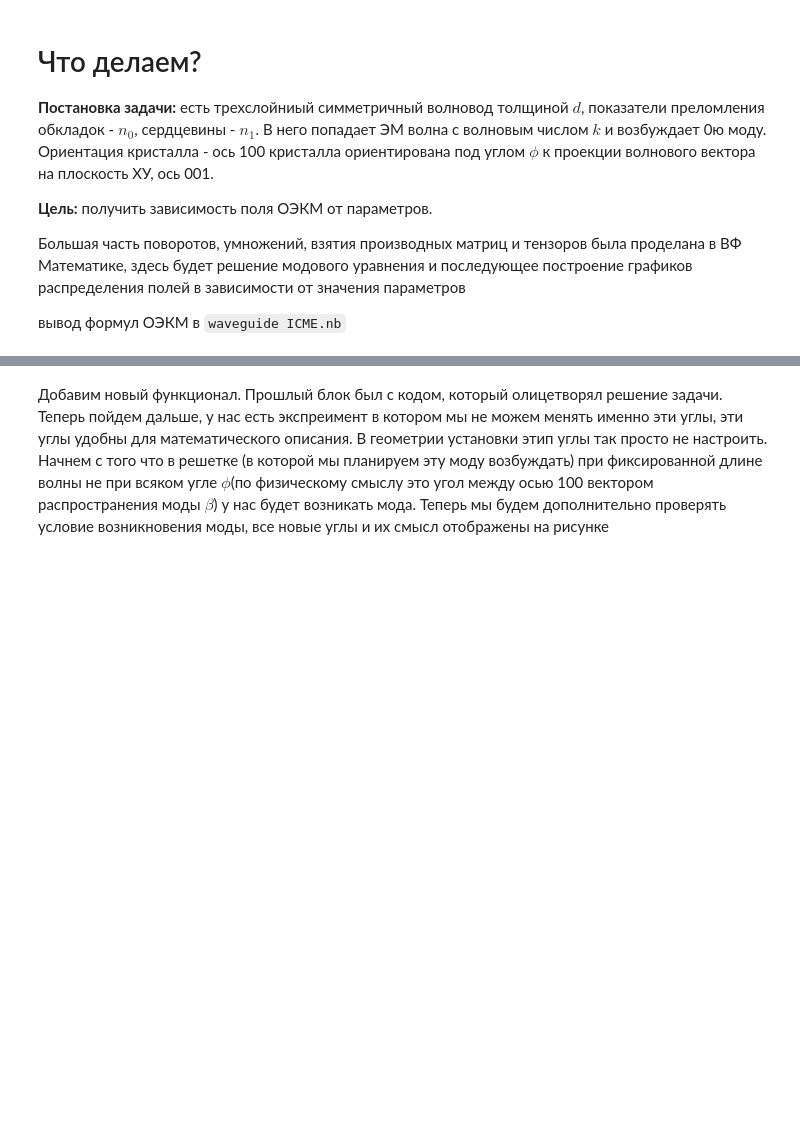
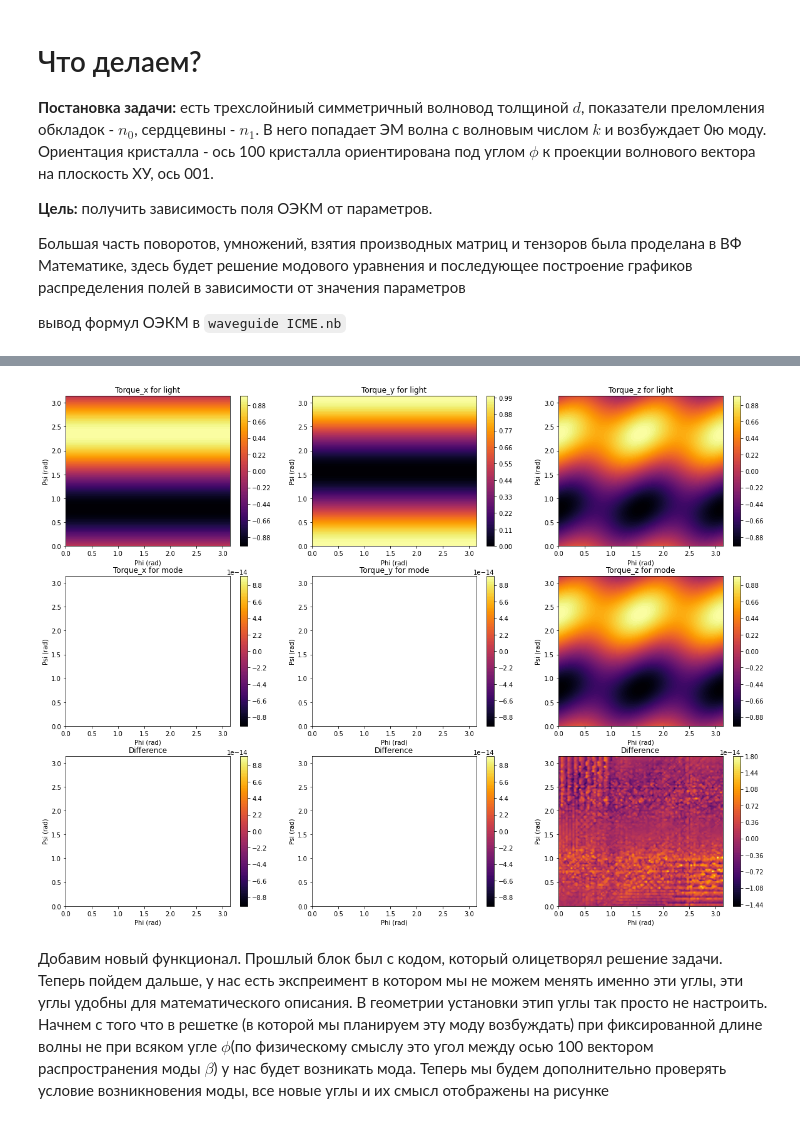
Before and after one commit to Semyonov-as/Python_Modelling, a Jupyter notebook: Waveguide_ICME.ipynb, the cells around one changed output, grey strips where cells are left out. Drawn from its saved outputs; the diff is of its cells as text; code cells hidden in the pictures; blank space fills up the shorter version.

```diff
--- a/Waveguide_ICME.ipynb
+++ b/Waveguide_ICME.ipynb
@@ -378,3 +220,57 @@ TorqueZ_TM[mask != True].shape, mask.shape
+# %%
+#compare torque from mode field and from light field for TM mode
+
+xsize = 100
+ysize = 100
+torque_light = np.zeros((xsize, ysize, 3))
+torque_mode = np.zeros((xsize, ysize, 3))
+PHI = np.linspace(0, np.pi, xsize)
+PSI = np.linspace(0, np.pi, ysize)
+
+lam = 1
+beta_TM = sol_mode_eq(lam, mode='TM')
+Z  = np.arange(0, width, width/100)
+angle_of_incidence = 17*np.pi/180
+
+for i, psi in enumerate(PSI):
+    for j, phi in enumerate(PHI):
+        M = get_M_from_H(1, psi, phi, np.pi*0/180)
+
+        E_TM = get_E_field_TM(beta_TM, lam, Z)
+        max_E = np.max(np.sqrt(np.abs(np.imag(E_TM[0])**2 + np.real(E_TM[1])**2)))
+        E_TM = (E_TM[0]/max_E, E_TM[1]/max_E)
+        H_TM = np.mean(ICME_TM(E_TM, phi, M), axis=1)
+        torque_mode[i, j, :] = np.cross(np.array([np.cos(psi), np.sin(psi), 0]), H_TM)
+
+        E_light = (np.cos(angle_of_incidence), 0, -np.sin(angle_of_incidence))
+        H_light = ICME_arbirtary_E(E_light, phi, M)
+        torque_light[i, j, :] = np.cross(np.array([np.cos(psi), np.sin(psi), 0]), H_light)
+
+fig, ax = plt.subplots(3, 3, figsize=(20, 15))
+cmap = plt.get_cmap(name='inferno')
+PSI = np.linspace(0, np.pi, xsize)
+PHI = np.linspace(0, np.pi, ysize)
+PHI, PSI = np.meshgrid(PHI, PSI)
+
+for i in range(3):
+    ax[0][i].set_title(f"Torque_{titles[i]} for light")
+    cf0 = ax[0][i].contourf(PHI, PSI, torque_light[:,:,i]/torque_light[:,:,i].max(), 100, cmap=cmap)
+    fig.colorbar(cf0, ax=ax[0][i])
+
+    ax[1][i].set_title(f"Torque_{titles[i]} for mode")
+    cf1 = ax[1][i].contourf(PHI, PSI, torque_mode[:,:,i]/torque_mode[:,:,i].max(), 100, cmap=cmap)
+    fig.colorbar(cf1, ax=ax[1][i])
+
+    ax[2][i].set_title(f"Difference")
+    cf1 = ax[2][i].contourf(PHI, PSI, torque_light[:,:,i]/torque_light[:,:,i].max() - torque_mode[:,:,i]/torque_mode[:,:,i].max(), 100, cmap=cmap)
+    fig.colorbar(cf1, ax=ax[2][i])
+
+for ax__ in ax:
+    for ax_ in ax__:
+        ax_.set_ylabel('Psi (rad)')
+        ax_.set_xlabel('Phi (rad)')
+# %% [output]
+[figure, added]
 # %% [markdown]
 Добавим новый функционал. Прошлый блок был с кодом, который олицетворял решение задачи. Теперь пойдем дальше, у нас есть экспреимент в котором мы не можем менять именно эти углы, эти углы удобны для математического описания. В геометрии установки этип углы так просто не настроить. Начнем с того что в решетке (в которой мы планируем эту моду возбуждать) при фиксированной длине волны не при всяком угле $\phi$(по физическому смыслу это угол между осью 100 вектором распространения моды $\beta$) у нас будет возникать мода. Теперь мы будем дополнительно проверять условие возникновения моды, все новые углы и их смысл отображены на рисунке
 # %% [markdown]
```
Also changed, not shown: parts of 14 cells of this notebook, 8 other files.
